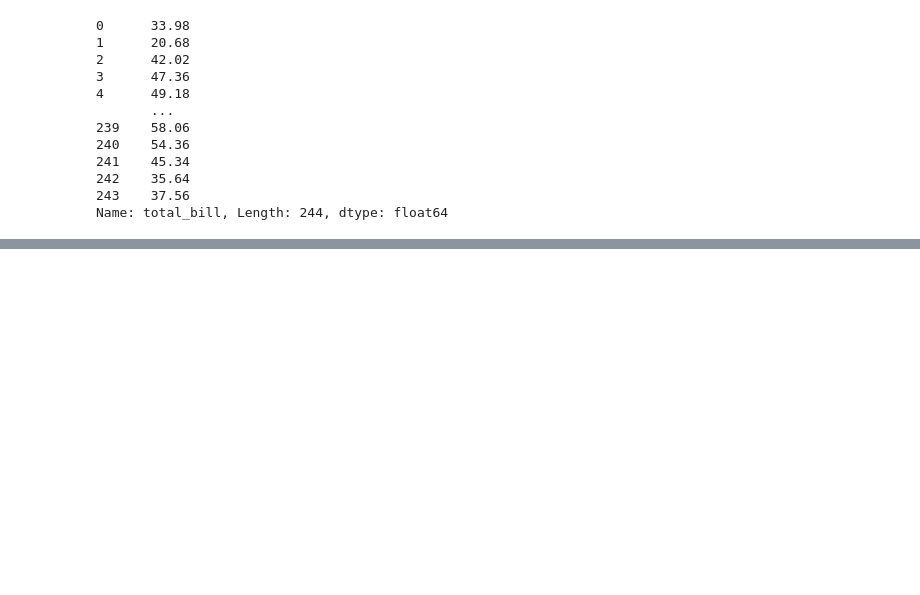
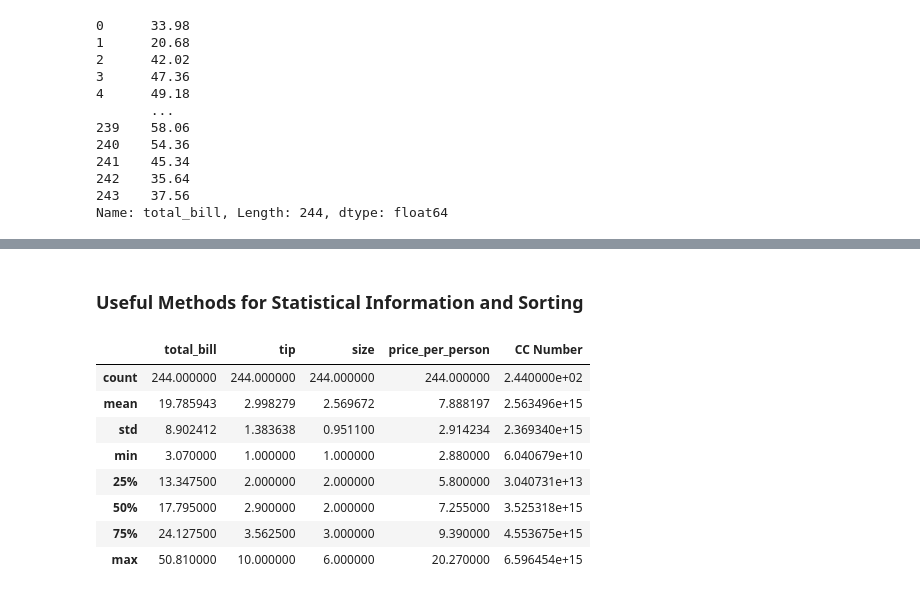
Before and after one commit to jocdev28/DS_ML_COURSE, a Jupyter notebook: NOTEBOOKS_DS_ML_COURSE/03-Pandas/useful_methods_in_pandas.ipynb, the cells around one changed output, grey strips where cells are left out. Saved outputs shown, nothing was run; the diff lists cells and outputs as text; code cells hidden in the pictures; blank space fills up the shorter version.

Commit message:
Changes in Useful Methods - Statistical Summaries

```diff
--- a/NOTEBOOKS_DS_ML_COURSE/03-Pandas/useful_methods_in_pandas.ipynb
+++ b/NOTEBOOKS_DS_ML_COURSE/03-Pandas/useful_methods_in_pandas.ipynb
@@ -128,0 +183,2 @@ Name: total_bill, Length: 244, dtype: float64
+# %% [markdown]
+### Useful Methods for Statistical Information and Sorting
@@ -128,0 +188,13 @@ Name: total_bill, Length: 244, dtype: float64
+# %%
+# Generate a statistical summary of a DataFrame's data
+df.describe()
+# %% [output]
+|  | total_bill | tip | size | price_per_person | CC Number |
+| count | 244.000000 | 244.000000 | 244.000000 | 244.000000 | 2.440000e+02 |
+| mean | 19.785943 | 2.998279 | 2.569672 | 7.888197 | 2.563496e+15 |
+| std | 8.902412 | 1.383638 | 0.951100 | 2.914234 | 2.369340e+15 |
+| min | 3.070000 | 1.000000 | 1.000000 | 2.880000 | 6.040679e+10 |
+| 25% | 13.347500 | 2.000000 | 2.000000 | 5.800000 | 3.040731e+13 |
+| 50% | 17.795000 | 2.900000 | 2.000000 | 7.255000 | 3.525318e+15 |
+| 75% | 24.127500 | 3.562500 | 3.000000 | 9.390000 | 4.553675e+15 |
+| max | 50.810000 | 10.000000 | 6.000000 | 20.270000 | 6.596454e+15 |
```
Also changed, not shown: parts of 20 cells of this notebook.
